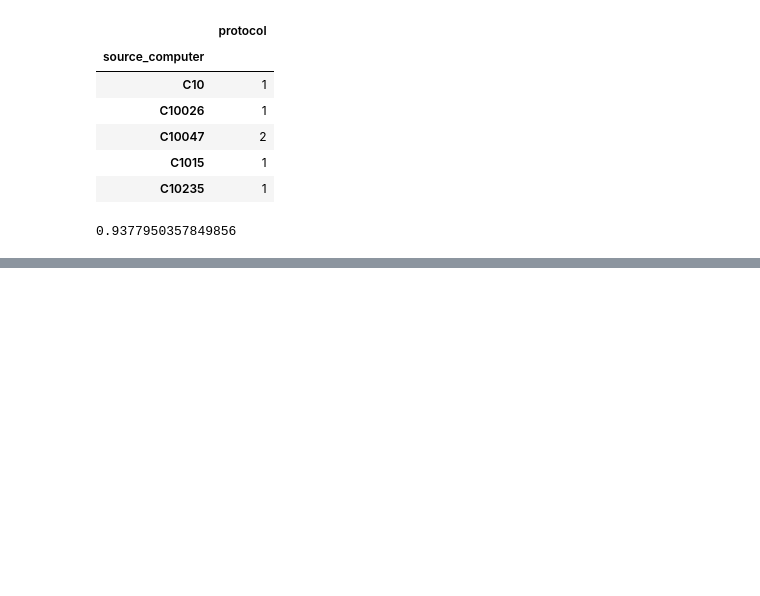
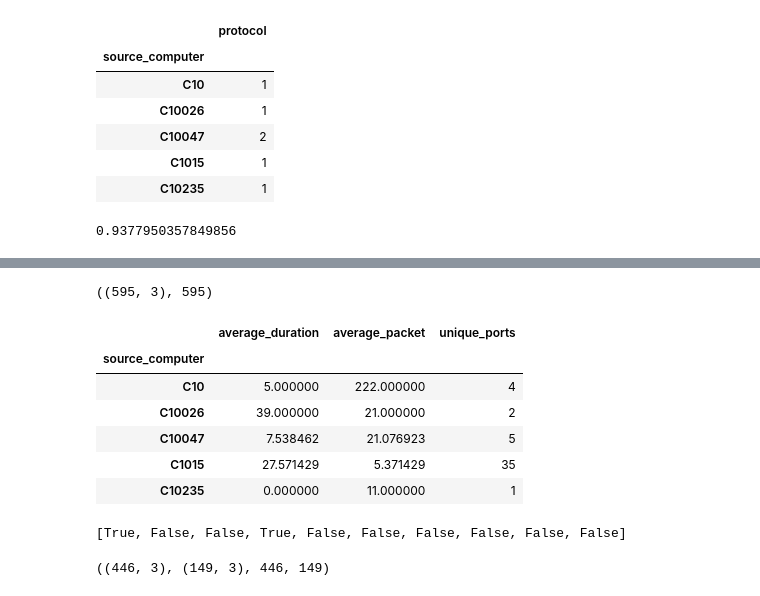
Before and after one commit to shawnngtq/machine-learning, a Jupyter notebook: designing-machine-learning-workflows-in-python/designing-machine-learning-workflows-in-python.ipynb, the cells around one changed output, grey strips where cells are left out. Saved outputs shown, nothing was run; the diff lists cells and outputs as text; code cells hidden in the pictures; blank space fills up the shorter version.

```diff
--- a/designing-machine-learning-workflows-in-python/designing-machine-learning-workflows-in-python.ipynb
+++ b/designing-machine-learning-workflows-in-python/designing-machine-learning-workflows-in-python.ipynb
@@ -382,0 +409,23 @@ print(np.mean(cross_val_score(AdaBoostClassifier(), X_more, y)))
+# %%
+X.shape, len(y)
+# %% [output]
+((595, 3), 595)
+# %%
+X.head()
+# %% [output]
+|  | average_duration | average_packet | unique_ports |
+| source_computer |  |  |  |
+| C10 | 5.000000 | 222.000000 | 4 |
+| C10026 | 39.000000 | 21.000000 | 2 |
+| C10047 | 7.538462 | 21.076923 | 5 |
+| C1015 | 27.571429 | 5.371429 | 35 |
+| C10235 | 0.000000 | 11.000000 | 1 |
+# %%
+y[:10]
+# %% [output]
+[True, False, False, True, False, False, False, False, False, False]
+# %%
+X_train, X_test, y_train, y_test = train_test_split(X, y, test_size=0.25, random_state=1)
+X_train.shape, X_test.shape, len(y_train), len(y_test)
+# %% [output]
+((446, 3), (149, 3), 446, 149)
```
Also changed, not shown: parts of 28 cells of this notebook.
